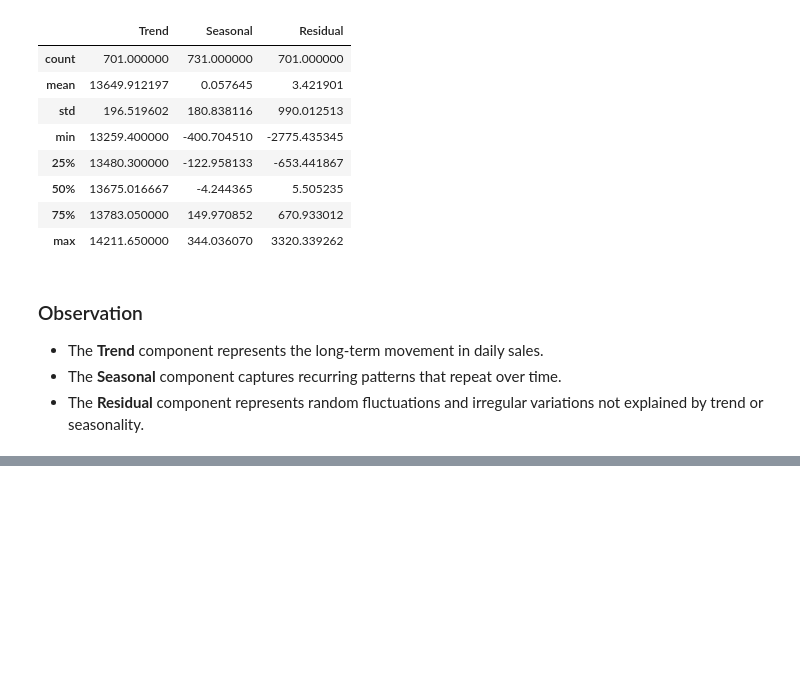
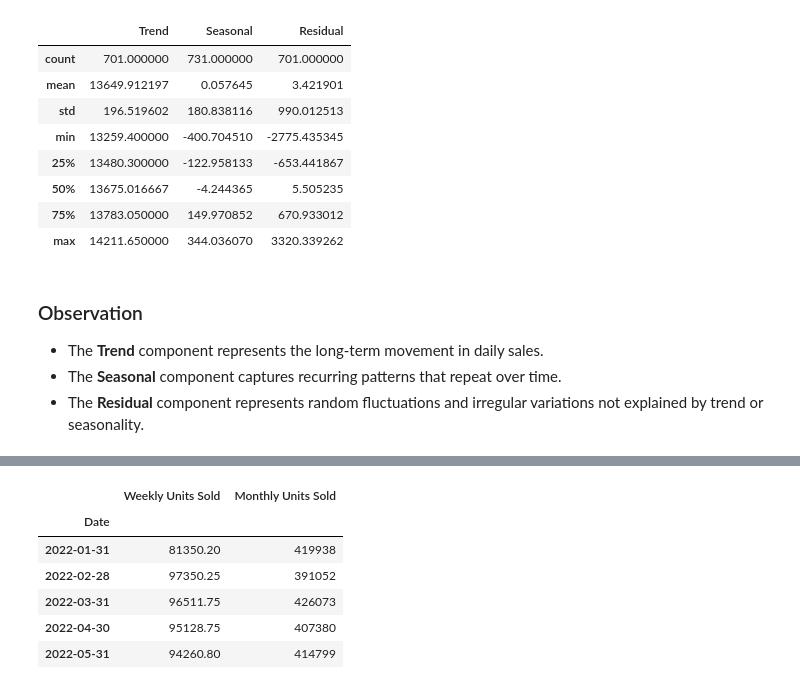
Before and after one commit to dharani-malla/Supply-Chain-Analytics-Demand-Forecasting-Anamoly-Detection, a Jupyter notebook: Week1_TimeSeries_Processing.ipynb, the cells around one changed output, grey strips where cells are left out. Drawn from its saved outputs; the diff is of its cells as text; code cells hidden in the pictures; blank space fills up the shorter version.

```diff
--- a/Week1_TimeSeries_Processing.ipynb
+++ b/Week1_TimeSeries_Processing.ipynb
@@ -322,0 +327,15 @@ analysis.describe()
+# %%
+comparison = pd.DataFrame({
+    "Weekly Units Sold": weekly_sales.resample("ME").mean(),
+    "Monthly Units Sold": monthly_sales
+})
+
+comparison.head()
+# %% [output]
+|  | Weekly Units Sold | Monthly Units Sold |
+| Date |  |  |
+| 2022-01-31 | 81350.20 | 419938 |
+| 2022-02-28 | 97350.25 | 391052 |
+| 2022-03-31 | 96511.75 | 426073 |
+| 2022-04-30 | 95128.75 | 407380 |
+| 2022-05-31 | 94260.80 | 414799 |
```
Also changed, not shown: parts of 4 cells of this notebook, 1 other file.
